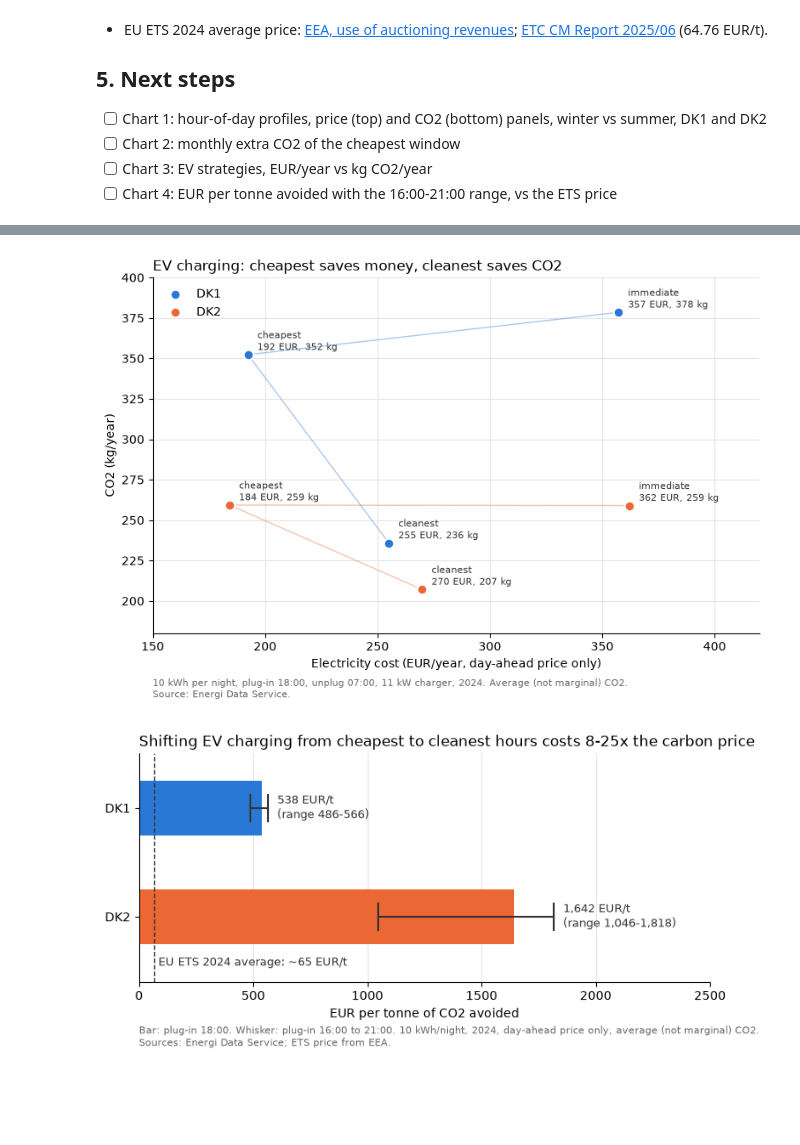
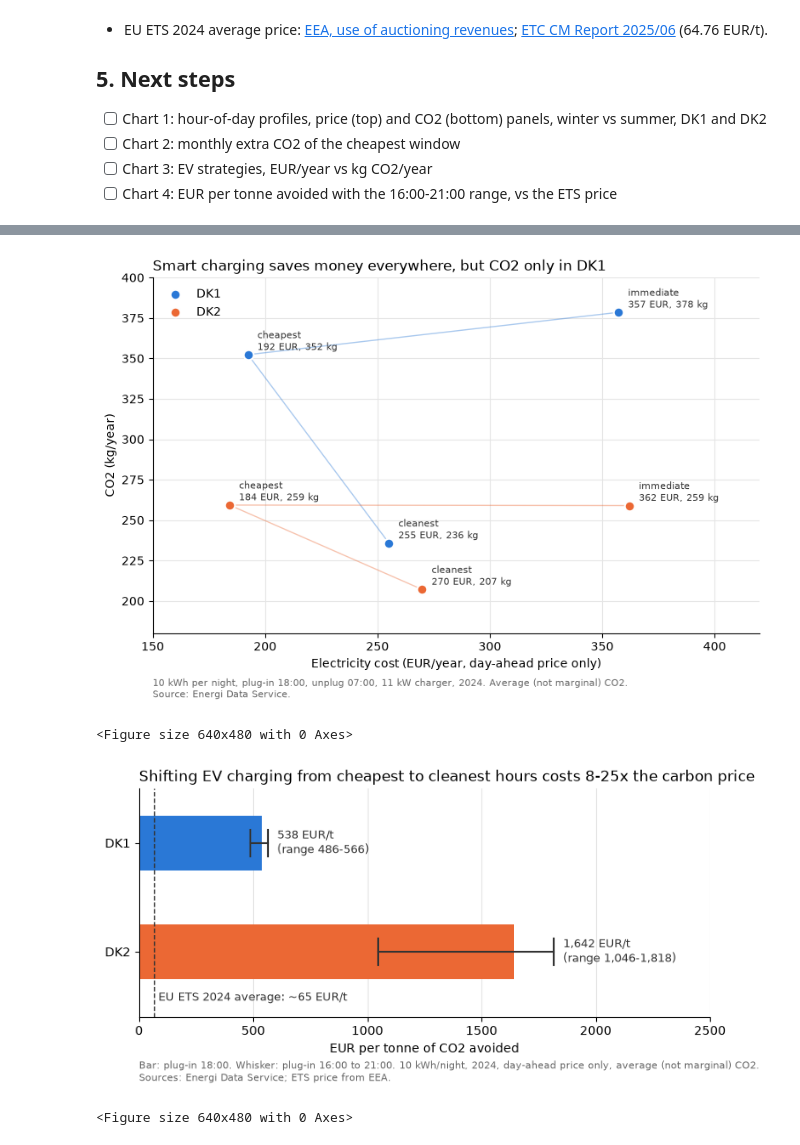
Before and after one commit to MatPicca/Denmark_Clean_vs_Cheap_el, a Jupyter notebook: 03_felxibility.ipynb, the cells around one changed output, grey strips where cells are left out. Drawn from its saved outputs; the diff is of its cells as text; code cells hidden in the pictures; blank space fills up the shorter version.

```diff
--- a/03_felxibility.ipynb
+++ b/03_felxibility.ipynb
@@ -439,35 +447,39 @@ plt.show()
 # %%
 colors = {"DK1": "#2a78d6", "DK2": "#eb6834"}
 order = ["immediate", "cheapest", "cleanest"]
 
 fig, ax = plt.subplots(figsize=(8, 5.5))
 for area in ["DK1", "DK2"]:
     pts = yearly.loc[area].loc[order]   # 3 rows: one per strategy
     # thin line linking the 3 strategies of the same area
     ax.plot(pts["cost_eur"], pts["co2_kg"], color=colors[area], linewidth=1, alpha=0.4)
     ax.scatter(pts["cost_eur"], pts["co2_kg"], color=colors[area], s=70, zorder=3, label=area,
                edgecolor="white", linewidth=1.5)
     # label each point with strategy name and values
     for strategy in order:
         x = pts.loc[strategy, "cost_eur"]
         y = pts.loc[strategy, "co2_kg"]
         ax.annotate(f"{strategy}\n{x:.0f} EUR, {y:.0f} kg", (x, y), xytext=(8, 4),
                     textcoords="offset points", fontsize=8, color="#333333")
 
 ax.set_xlim(150, 420)
 ax.set_ylim(180, 400)
 ax.set_xlabel("Electricity cost (EUR/year, day-ahead price only)")
 ax.set_ylabel("CO2 (kg/year)")
-ax.set_title("EV charging: cheapest saves money, cleanest saves CO2", loc="left")
+ax.set_title("Smart charging saves money everywhere, but CO2 only in DK1", loc="left")
 ax.text(0, -0.18, "10 kWh per night, plug-in 18:00, unplug 07:00, 11 kW charger, 2024. Average (not marginal) CO2.\n"
         "Source: Energi Data Service.", transform=ax.transAxes, fontsize=8, color="#666666")
 ax.grid(color="#e5e5e5")
 ax.spines[["top", "right"]].set_visible(False)
 ax.legend(frameon=False, loc="upper left")
 plt.tight_layout()
+bbox_inches="tight"
 plt.show()
+
+plt.savefig("figures/3_ev_strategies.png", dpi=150, bbox_inches="tight")
 # %% [output]
-[figure, old version]
+[figure, new version]
+<Figure size 640x480 with 0 Axes>
 # %%
 eur_per_t = extra_eur / saved_t   # from cell 5: one value per area and plug-in hour
 
@@ -502,6 +514,10 @@ ax.grid(axis="x", color="#e5e5e5")
 ax.set_axisbelow(True)   # grid lines behind the bars
 ax.spines[["top", "right"]].set_visible(False)
 plt.tight_layout()
+bbox_inches="tight"
 plt.show()
+
+plt.savefig("figures/4_cost_per_tonne.png", dpi=150, bbox_inches="tight")
 # %% [output]
 [figure]
+<Figure size 640x480 with 0 Axes>
```
Also changed, not shown: parts of 2 cells of this notebook, 9 other files.
